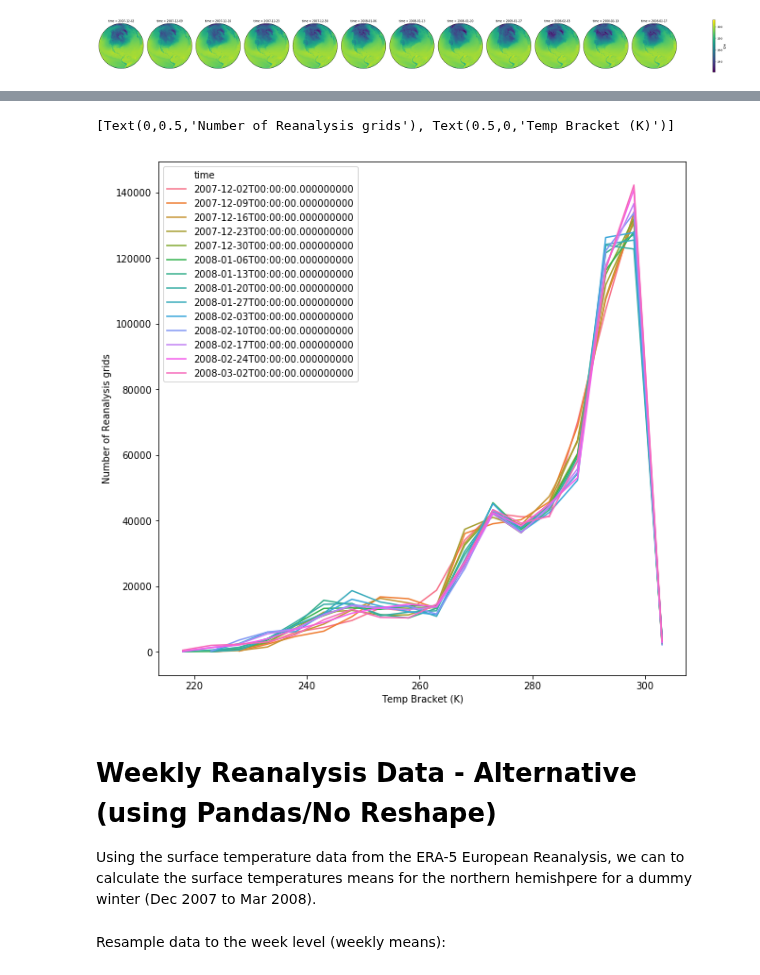
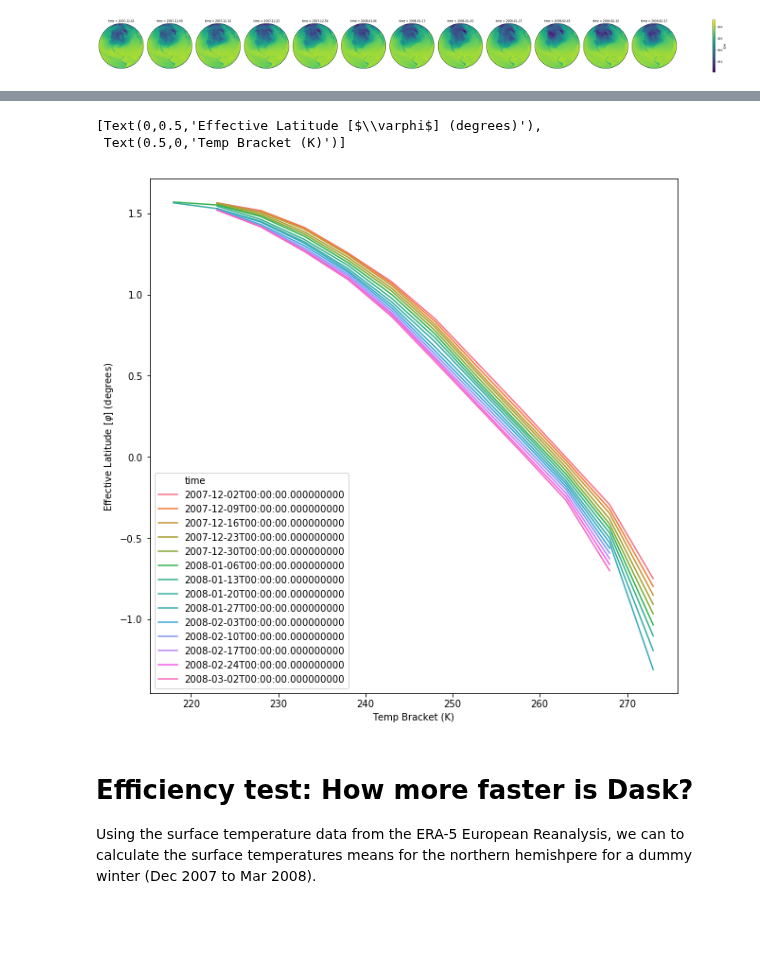
Before and after one commit to geosciences-data-practicum/reanalysis_getter, a Jupyter notebook: analysis/winter_test.ipynb, the cells around one changed output, grey strips where cells are left out. Saved outputs shown, nothing was run; the diff lists cells and outputs as text; code cells hidden in the pictures; blank space fills up the shorter version.

```diff
--- a/analysis/winter_test.ipynb
+++ b/analysis/winter_test.ipynb
@@ -81,5 +84,5 @@ Resample from daily/hourly to weekly
 # %%
-air_week = air.resample(time='1W').reduce(np.mean)
+air_week = air.resample(time='1W').reduce(np.nanmean)
 # %%
 air_week.isel(time=range(0,len(air_week.time.data)-2)).plot(transform=ccrs.PlateCarree(),
                                                             col='time',
@@ -101,0 +114,8 @@ air_week_df_group = air_week_df.groupby(['temp_bracket', 'time'], as_index=False
+# %%
+# Transform xarray array to data.frame
+air_week_df = air_week.to_dataframe()
+
+# Drop undesireable columns and calculate *fancy* area
+air_week_df = air_week_df.reset_index(drop=False).\
+filter(['lat', 'lon', 'time', 't2m'])
+air_week_df['area_grid'] = air_week_df.lat.apply(lambda x: fancy_area(x))
@@ -101,0 +150,16 @@ air_week_df_group = air_week_df.groupby(['temp_bracket', 'time'], as_index=False
+# %%
+air_week_df = air_week_df.assign(temp_bracket =  pd.cut(air_week_df['t2m'], cut_off))
+air_week_df_north = air_week_df[air_week_df.lat > 20]
+air_week_df_group_north_pdf = air_week_df_north.groupby(['temp_bracket', 'time'], as_index=False)['area_grid'].sum()
+
+# Calculate cumulative number of grids per temperature bins
+air_week_df_group_north_cdf = air_week_df_group_north_pdf.assign(lat_cumsum = air_week_df_group_north_pdf['area_grid'].cumsum())
+air_week_df_group_north_cdf['left_temp_interval']  = air_week_df_group_north_cdf.temp_bracket.apply(lambda x: x.left)
+
+fig, ax = plt.subplots(figsize = (10, 10))
+sns.lineplot(x="left_temp_interval",
+             y="lat_cumsum",
+             hue='time',
+             data=air_week_df_group_north_cdf)
+ax.set(xlabel='Temp Bracket (K)', ylabel='Area (Km2)')
+plt.yscale('log')
@@ -102,21 +181,31 @@ air_week_df_group = air_week_df.groupby(['temp_bracket', 'time'], as_index=False
+# %%
+def eff_latitude(area_accum_array):
+
+    # ERA-5 Parameters
+    R_earth = 6367.47 #km
+
+    pdf_lat_effs = np.pi/2.-np.arccos(1 - area_accum_array / (2 * np.pi * R_earth ** 2))
+
+    return pdf_lat_effs
 # %%
-air_week_df_group['left_temp_interval']  = air_week_df_group.temp_bracket.apply(lambda x: x.left)
+air_week_df_group_north_cdf['eff_latitude'] = air_week_df_group_north_cdf['lat_cumsum'].\
+apply(lambda x: eff_latitude(x))
 
 fig, ax = plt.subplots(figsize = (10, 10))
 sns.lineplot(x="left_temp_interval",
-             y="lat",
+             y="eff_latitude",
              hue='time',
-             data=air_week_df_group)
-ax.set(xlabel='Temp Bracket (K)', ylabel='Number of Reanalysis grids')
+             data=air_week_df_group_north_cdf)
+ax.set(xlabel="Temp Bracket (K)", ylabel=r'Effective Latitude [$\varphi$] (degrees)')
 # %% [output]
-[Text(0,0.5,'Number of Reanalysis grids'), Text(0.5,0,'Temp Bracket (K)')]
+[Text(0,0.5,'Effective Latitude [$\\varphi$] (degrees)'),
+ Text(0.5,0,'Temp Bracket (K)')]
-[figure, old version]
+[figure, new version]
 # %% [markdown]
-# Weekly Reanalysis Data - Alternative (using Pandas/No Reshape)
+# Efficiency test: How more faster is Dask?
+
 
 Using the surface temperature data from the ERA-5 European Reanalysis, we can to calculate the surface temperatures means for the northern hemishpere for a dummy winter (Dec 2007 to Mar 2008).
 # %%
 era_5_sfc_temp = iris.load('../cdsapi_requested_files/adaptor.mars.external-1579561890.771786-7623-33-477f8046-dadc-4922-9f24-ef068afe5647.grib')
 era_5_sfc_temp_array = xr.DataArray.from_iris(era_5_sfc_temp[0])
-# %% [markdown]
-Resample data to the week level (weekly means):
```
Also changed, not shown: parts of 33 cells of this notebook.
